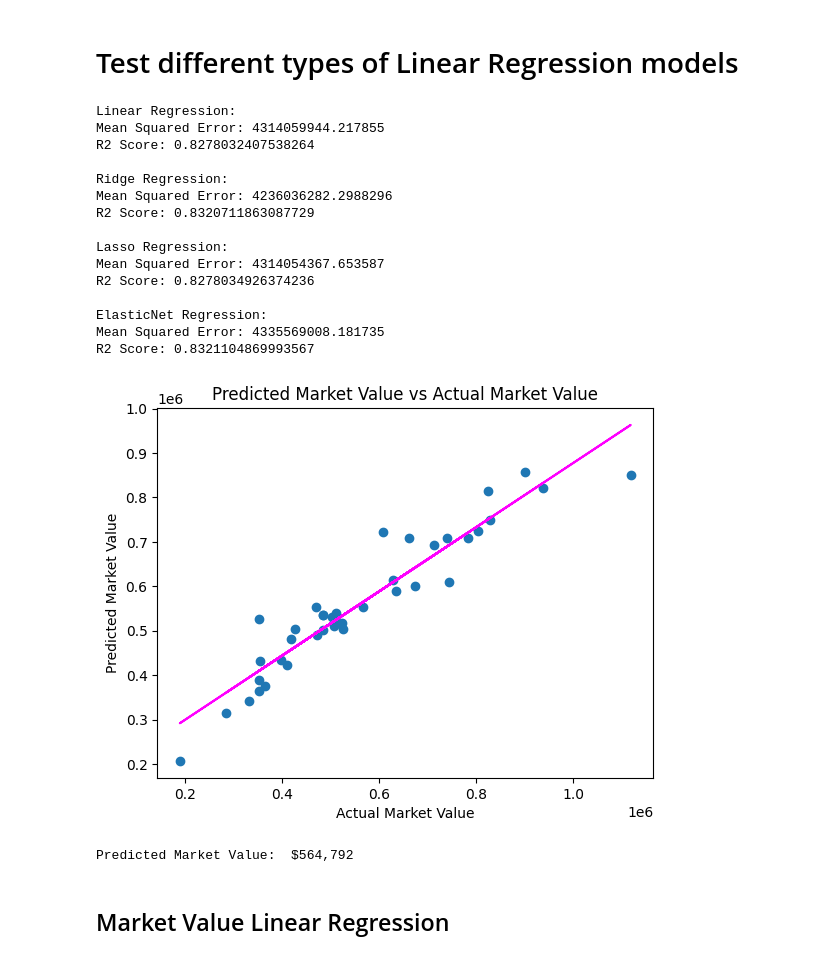
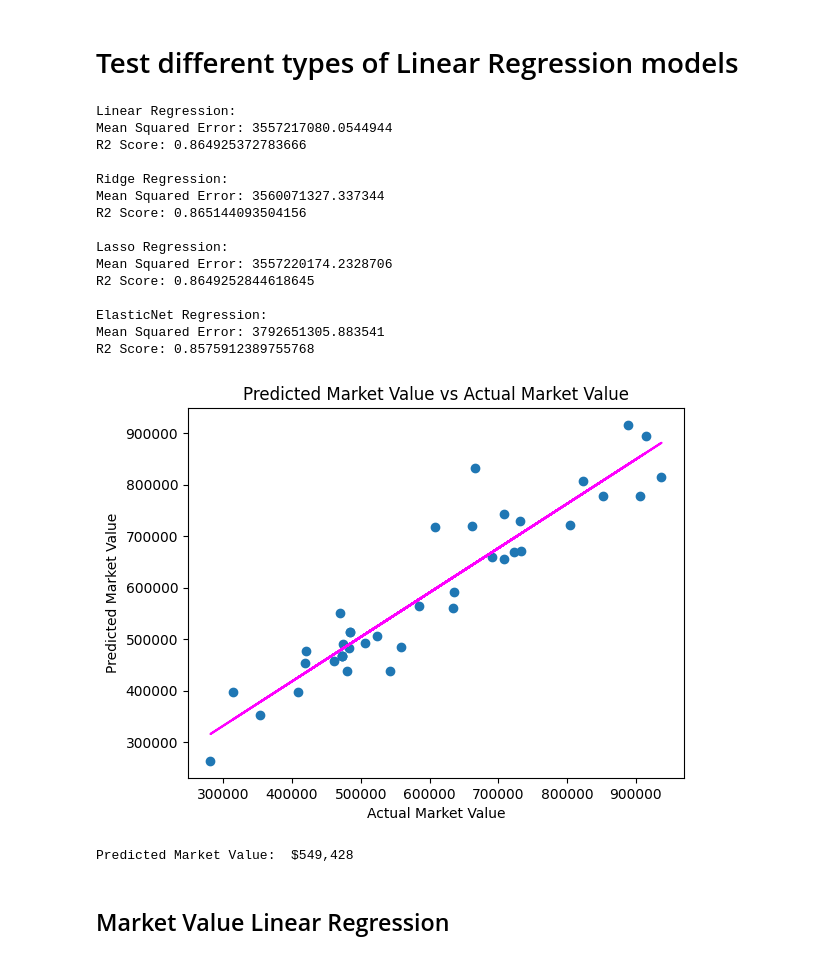
Before and after one commit to jason-christopher/Wheeler_Home_Values, a Jupyter notebook: analysis.ipynb, the cells around one changed output. Drawn from its saved outputs; the diff is of its cells as text; code cells hidden in the pictures.

Commit message:
added total square footage into model that combines square_feet_ and unf_attic_sqft to give better idea of square footage

```diff
--- a/analysis.ipynb
+++ b/analysis.ipynb
@@ -29,6 +29,9 @@ df['sales_prices'] = df['sales_prices'].apply(ast.literal_eval)
 get_most_recent = lambda x: next(iter(x.values())) if x else None
 df['most_recent_sales_price'] = df['sales_prices'].apply(get_most_recent)
 df['most_recent_market_value'] = df['market_values'].apply(get_most_recent)
+
+# Get total square footage by adding unfin_attic_sqft to the square_feet column
+df['total_sqft'] = df['square_feet'] + df['unfin_attic_sqft']
 
 # Calculate price/square foot
 df['price/square_foot'] = df['most_recent_sales_price'] / df['square_feet']
@@ -147,15 +150,15 @@ Filtered DataFrame shape: (129, 17)
 # Remove NaN values from the specified columns
 copy_df = df.copy()
 filtered_df = copy_df.dropna(subset=['square_feet', 'most_recent_market_value'])
-X = filtered_df[['square_feet', 'year_built', 'bedrooms', 'bathrooms', 'has_garage', 'has_apt']].values
+X = filtered_df[['total_sqft', 'year_built', 'bedrooms', 'bathrooms', 'has_garage', 'has_apt']].values
 y = filtered_df['most_recent_market_value'].values
 
 # Break out training and testing portions
-X_train, X_test, y_train, y_test = train_test_split(X, y, test_size=0.3, random_state=42)
+X_train, X_test, y_train, y_test = train_test_split(X, y, test_size=0.3, random_state=1)
 
 # Create a function to evaluate different models
 def evaluate_model(model, X, y):
-    kfold = KFold(n_splits=10, shuffle=True, random_state=42)
+    kfold = KFold(n_splits=10, shuffle=True, random_state=1)
     mse_scores = -cross_val_score(model, X, y, cv=kfold, scoring='neg_mean_squared_error')
     r2_scores = cross_val_score(model, X, y, cv=kfold, scoring='r2')
 
@@ -200,44 +203,44 @@ model4 = Pipeline(steps=[('preprocessor', preprocessor),
                          ('regressor', ElasticNet(alpha=0.1, l1_ratio=0.5))])
 print("\nElasticNet Regression:")
 evaluate_model(model4, X, y)
 
-market_model = model4.fit(X_train, y_train)
+market_model = model2.fit(X_train, y_train)
 predictions = market_model.predict(X_test)
 
 # Plot predicted vs actual
 plt.scatter(y_test, predictions)
 plt.xlabel('Actual Market Value')
 plt.ylabel('Predicted Market Value')
 plt.title('Predicted Market Value vs Actual Market Value')
 
 # Overlay the regression line
 z = np.polyfit(y_test, predictions, 1)
 p = np.poly1d(z)
 plt.plot(y_test,p(y_test), color='magenta')
 plt.show()
 
 # Predict market value
 predicted_market_value = market_model.predict([[1700, 2021, 3, 3, 1, 0]])[0]
 formatted_market_value = "${:,.0f}".format(predicted_market_value)
 print("Predicted Market Value: ", formatted_market_value)
 # %% [output]
 Linear Regression:
-Mean Squared Error: 4314059944.217855
-R2 Score: 0.8278032407538264
+Mean Squared Error: 3557217080.0544944
+R2 Score: 0.864925372783666
 
 Ridge Regression:
-Mean Squared Error: 4236036282.2988296
-R2 Score: 0.8320711863087729
+Mean Squared Error: 3560071327.337344
+R2 Score: 0.865144093504156
 
 Lasso Regression:
-Mean Squared Error: 4314054367.653587
-R2 Score: 0.8278034926374236
+Mean Squared Error: 3557220174.2328706
+R2 Score: 0.8649252844618645
 
 ElasticNet Regression:
-Mean Squared Error: 4335569008.181735
-R2 Score: 0.8321104869993567
+Mean Squared Error: 3792651305.883541
+R2 Score: 0.8575912389755768
-[figure, old version]
+[figure, new version]
-Predicted Market Value:  $564,792
+Predicted Market Value:  $549,428
 # %% [markdown]
 ## Market Value Linear Regression
 # %%
```
Also changed, not shown: parts of 7 cells of this notebook.
